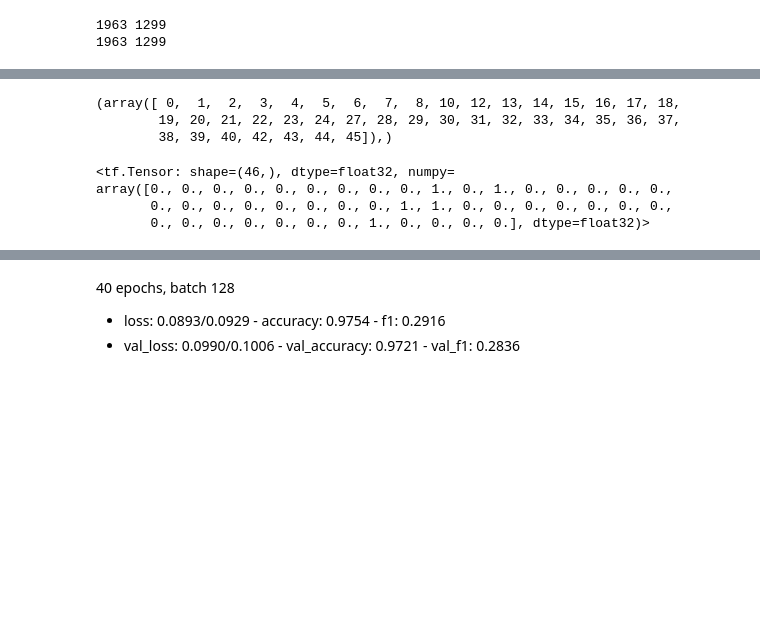
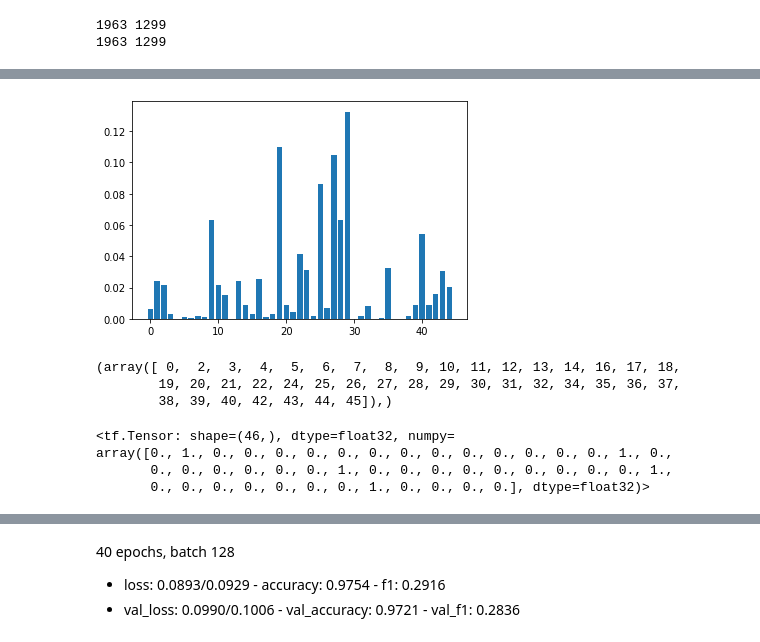
Before and after one commit to AirNicco8/NLP_Assignments, a Jupyter notebook: Assignment_1_GRU.ipynb, the cells around one changed output, grey strips where cells are left out. Drawn from its saved outputs; the diff is of its cells as text; code cells hidden in the pictures; blank space fills up the shorter version.

Commit message:
calculate f1 for individual classes, mini plot, started polishing sections

```diff
--- a/Assignment_1_GRU.ipynb
+++ b/Assignment_1_GRU.ipynb
@@ -452,7 +462,8 @@ virg = [tag2index[',']]
 weird_apex = [tag2index['``']]
 single_apex = [tag2index["''"]]
 two_dots = [tag2index[':']]
+pad = [tag2index['-PAD-']]
 
-punct_cat_classes = to_categorical([point, virg, weird_apex, single_apex, two_dots], len(tag2index))
+punct_cat_classes = to_categorical([point, virg, weird_apex, single_apex, two_dots, pad], len(tag2index))
 punct_cat_classes.shape
 # %% [output]
@@ -483,0 +488,8 @@ print(len(train_sentences_X), len(valid_sentences_X))
+# %%
+distribution_tags = np.zeros(46)
+for i in cat_train_tags_y:
+  for t in i:
+    distribution_tags += t
+# %%
+s = sum(distribution_tags[1:])
+norm = [float(i)/s for i in distribution_tags[1:]]
@@ -484,3 +521,8 @@ print(len(train_sentences_X), len(valid_sentences_X))
+# %%
+plt.bar(np.arange(len(norm)),norm)
+plt.show()
+# %% [output]
+[figure, added]
 # %%
 from keras import metrics
 from tensorflow.python.keras.metrics import Metric
@@ -490,15 +532,15 @@ import keras.backend as K
 where_tags = np.where(np.logical_not(cum_tags))
 where_tags
 # %% [output]
-(array([ 0,  1,  2,  3,  4,  5,  6,  7,  8, 10, 12, 13, 14, 15, 16, 17, 18,
-        19, 20, 21, 22, 23, 24, 27, 28, 29, 30, 31, 32, 33, 34, 35, 36, 37,
+(array([ 0,  2,  3,  4,  5,  6,  7,  8,  9, 10, 11, 12, 13, 14, 16, 17, 18,
+        19, 20, 21, 22, 24, 25, 26, 27, 28, 29, 30, 31, 32, 34, 35, 36, 37,
         38, 39, 40, 42, 43, 44, 45]),)
 # %%
 tf.cast(cum_tags, dtype=float)
 # %% [output]
 <tf.Tensor: shape=(46,), dtype=float32, numpy=
-array([0., 0., 0., 0., 0., 0., 0., 0., 0., 1., 0., 1., 0., 0., 0., 0., 0.,
-       0., 0., 0., 0., 0., 0., 0., 0., 1., 1., 0., 0., 0., 0., 0., 0., 0.,
+array([0., 1., 0., 0., 0., 0., 0., 0., 0., 0., 0., 0., 0., 0., 0., 1., 0.,
+       0., 0., 0., 0., 0., 0., 1., 0., 0., 0., 0., 0., 0., 0., 0., 0., 1.,
        0., 0., 0., 0., 0., 0., 0., 1., 0., 0., 0., 0.], dtype=float32)>
 # %%
 no_punct_indexes = where_tags[0]
```
Also changed, not shown: parts of 19 cells of this notebook.
